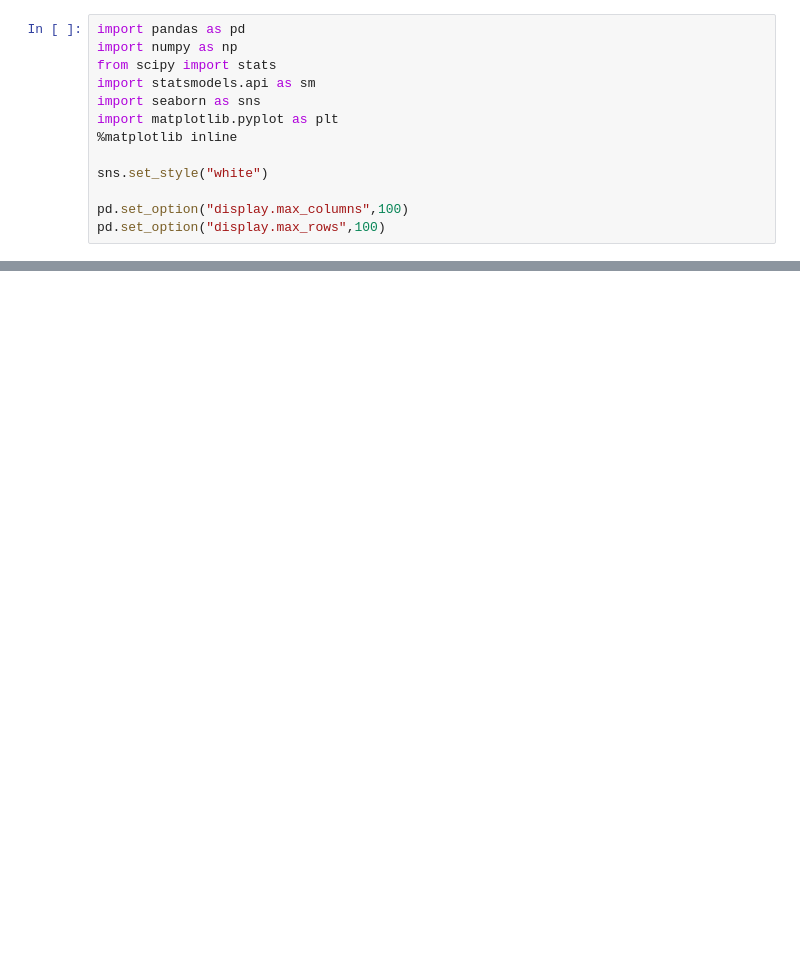
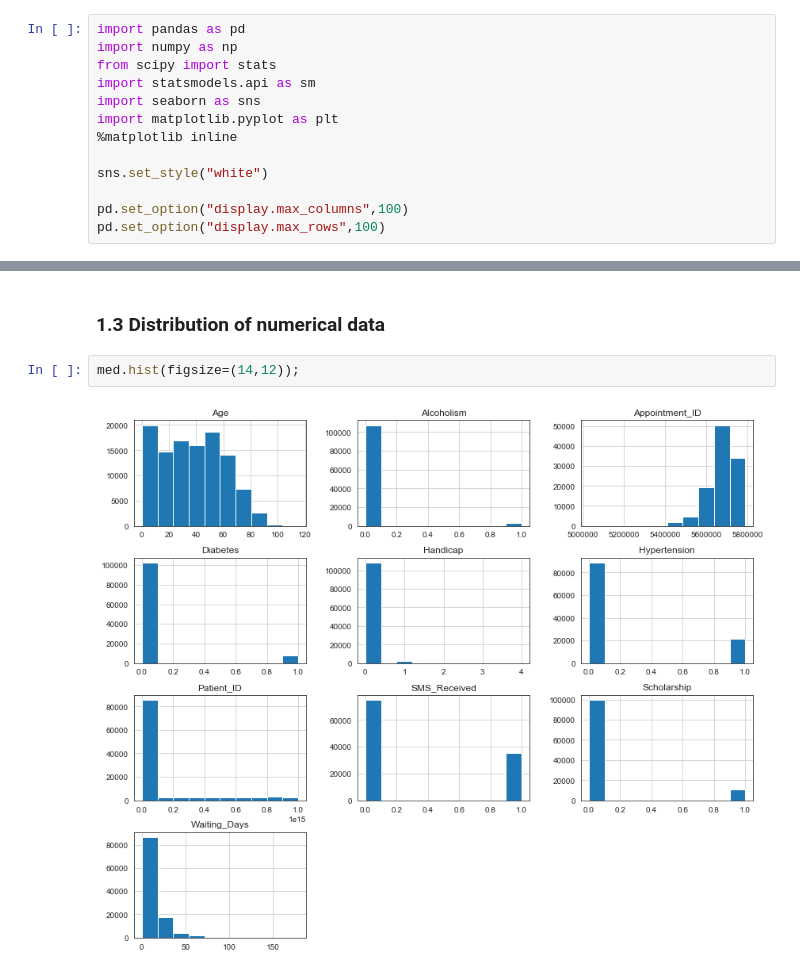
Before and after one commit to ironhack-datalabs/data-ber-10-19, a Jupyter notebook: module-3_projects/final-project/Medical_Appointments/Data_Visualization.ipynb, the cells around one changed output, grey strips where cells are left out. Cells and saved outputs as stored; diff of their text form; blank space fills up the shorter version.

```diff
--- a/module-3_projects/final-project/Medical_Appointments/Data_Visualization.ipynb
+++ b/module-3_projects/final-project/Medical_Appointments/Data_Visualization.ipynb
@@ -30,0 +31,6 @@ med.head()
+# %% [markdown]
+### 1.3 Distribution of numerical data
+# %%
+med.hist(figsize=(14,12));
+# %% [output]
+[figure, added]
```
Also changed, not shown: parts of 28 cells of this notebook, 4 other files.
